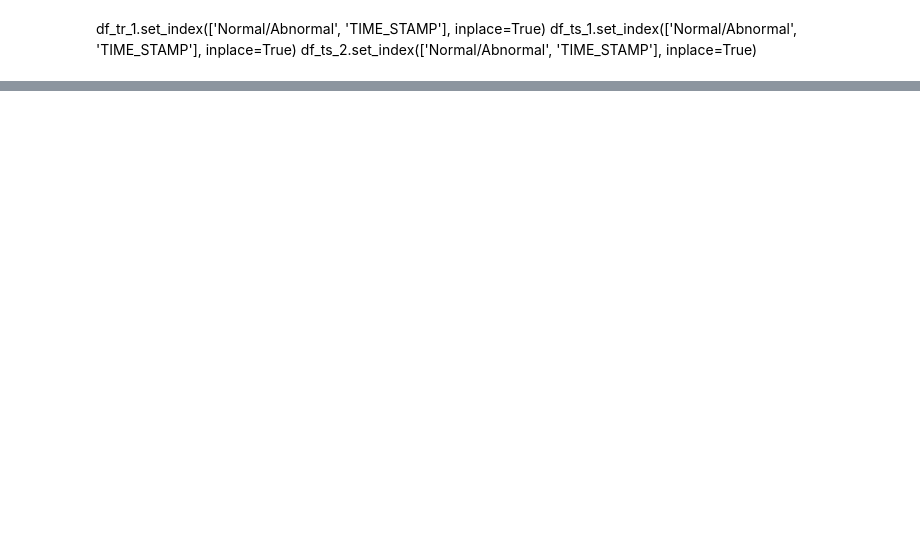
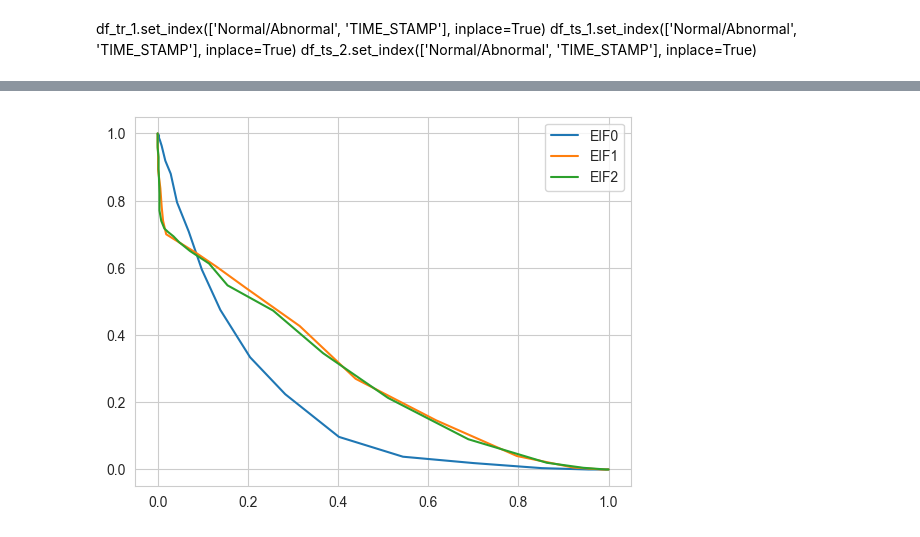
Before and after one commit to Jjineeq/Anomaly-Detection, a Jupyter notebook: TFT_extenedisolation.ipynb, the cells around one changed output, grey strips where cells are left out. Saved outputs shown, nothing was run; the diff lists cells and outputs as text; code cells hidden in the pictures; blank space fills up the shorter version.

```diff
--- a/TFT_extenedisolation.ipynb
+++ b/TFT_extenedisolation.ipynb
@@ -124,0 +132,32 @@ control = 0.5
+# %%
+total1_alpha = []
+total1_beta = []
+for i in range(1,100):
+    i = i/100
+    testline = i
+    total1_alpha.append(np.array(np.where(total1.iloc[:1000,1] > testline)).size)
+    total1_beta.append(np.array(np.where(total1.iloc[1000:,1] < testline)).size)
+# %%
+total2_alpha = []
+total2_beta = []
+for i in range(1,100):
+    i = i/100
+    testline = i
+    total2_alpha.append(np.array(np.where(total2.iloc[:1000,1] > testline)).size)
+    total2_beta.append(np.array(np.where(total2.iloc[1000:,1] < testline)).size)
+# %%
+total3_alpha = []
+total3_beta = []
+for i in range(1,100):
+    i = i/100
+    testline = i
+    total3_alpha.append(np.array(np.where(total3.iloc[:1000,1] > testline)).size)
+    total3_beta.append(np.array(np.where(total3.iloc[1000:,1] < testline)).size)
+# %%
+plt.plot(np.array(total1_alpha)/1000,np.array(total1_beta)/1000, label = 'EIF0')
+plt.plot(np.array(total2_alpha)/1000,np.array(total2_beta)/1000, label = 'EIF1')
+plt.plot(np.array(total3_alpha)/1000,np.array(total3_beta)/1000, label = 'EIF2')
+plt.legend()
+plt.show()
+# %% [output]
+[figure, added]
```
Also changed, not shown: parts of 10 cells of this notebook, 2 other files.
